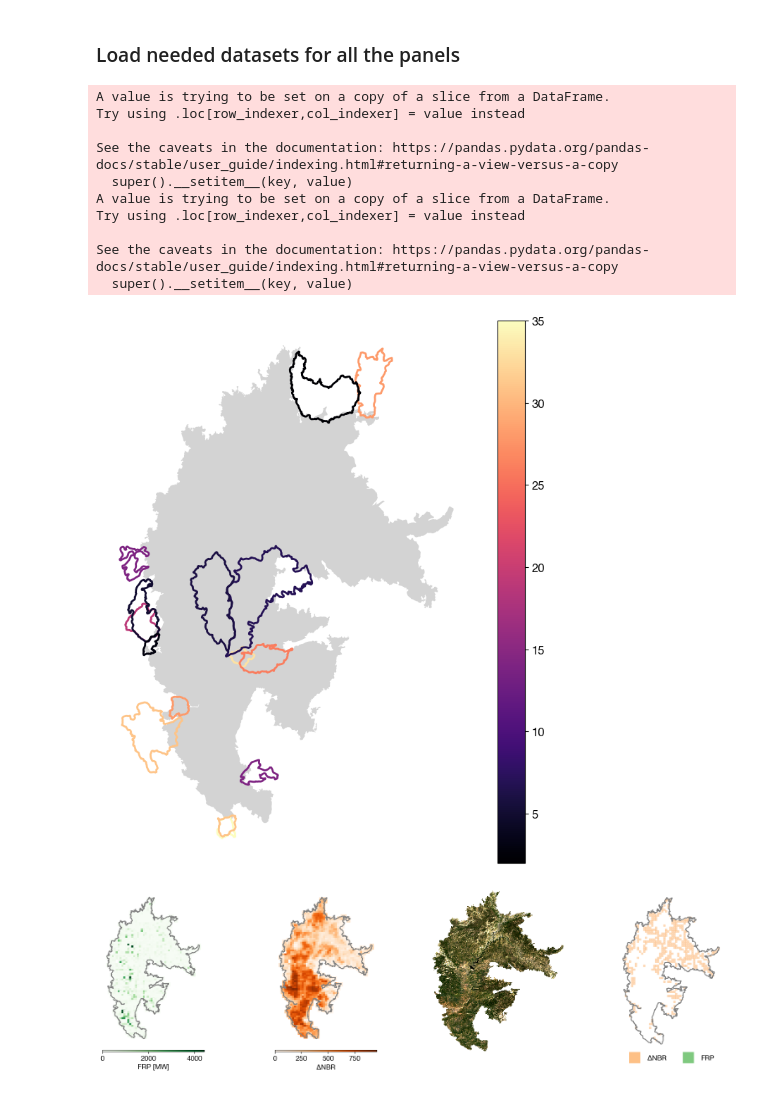
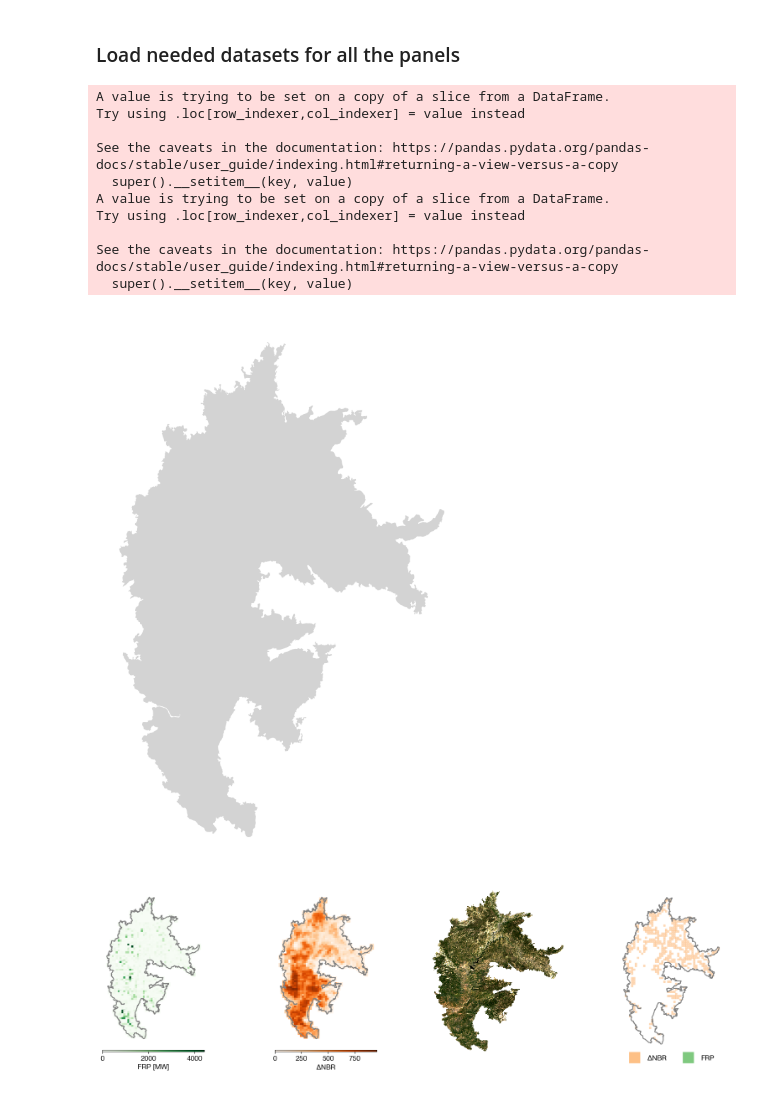
Before and after one commit to echolab-stanford/prescribed_fires, a Jupyter notebook: analysis/plot_data.ipynb, the cells around one changed output. Cells and saved outputs as stored; diff of their text form; code cells hidden in the pictures.

```diff
--- a/analysis/plot_data.ipynb
+++ b/analysis/plot_data.ipynb
@@ -104,7 +107,7 @@ fires = data_fire_plot(
 fig, ax = plt.subplots(figsize=(10, 10))
 
 
-mtbs_ca[mtbs_ca.Event_ID == "CA3720111927220200905"].plot(
+mtbs_ca[mtbs_ca.Event_ID == "CA3720111927220200905"].geometry.plot(
     ax=ax, color="lightgray"
 )
 
@@ -114,43 +117,47 @@ int_past_fires = mtbs_ca[
     & (
         mtbs_ca.geometry.intersects(
             mtbs_ca[mtbs_ca.Event_ID == "CA3720111927220200905"].geometry.iloc[
                 0
             ]
         )
     )
 ]
 int_past_fires["year_fire"] = 2020
 int_past_fires["year_delta"] = int_past_fires.year_fire - int_past_fires.year
 
-int_past_fires.plot(
-    column="year_delta",
-    cmap="magma",
-    ax=ax,
-    linewidth=2,
-    facecolor="none",
-    legend=True,
-)
+# int_past_fires.plot(
+#     column="year_delta",
+#     cmap="magma",
+#     ax=ax,
+#     linewidth=2,
+#     facecolor="none",
+#     legend=False,
+# )
+
+for artist in ax.get_children():
+    artist.set_clip_on(False)
+
+
 ax.axis("off")
 
 # Save the figure as PDF
 plt.savefig(
     "../figs/creek_fire_history.pdf",
-    bbox_inches="tight",
     dpi=400,
     transparent=True,
 )
 # %% [output]
 A value is trying to be set on a copy of a slice from a DataFrame.
 Try using .loc[row_indexer,col_indexer] = value instead
 
 See the caveats in the documentation: https://pandas.pydata.org/pandas-docs/stable/user_guide/indexing.html#returning-a-view-versus-a-copy
   super().__setitem__(key, value)
 A value is trying to be set on a copy of a slice from a DataFrame.
 Try using .loc[row_indexer,col_indexer] = value instead
 
 See the caveats in the documentation: https://pandas.pydata.org/pandas-docs/stable/user_guide/indexing.html#returning-a-view-versus-a-copy
   super().__setitem__(key, value)
-[figure, old version]
+[figure, new version]
 # %%
 # Create a figure with a grid layout
 fig = plt.figure(figsize=(20, 5))
```
Also changed, not shown: parts of 4 cells of this notebook, 13 other files.
